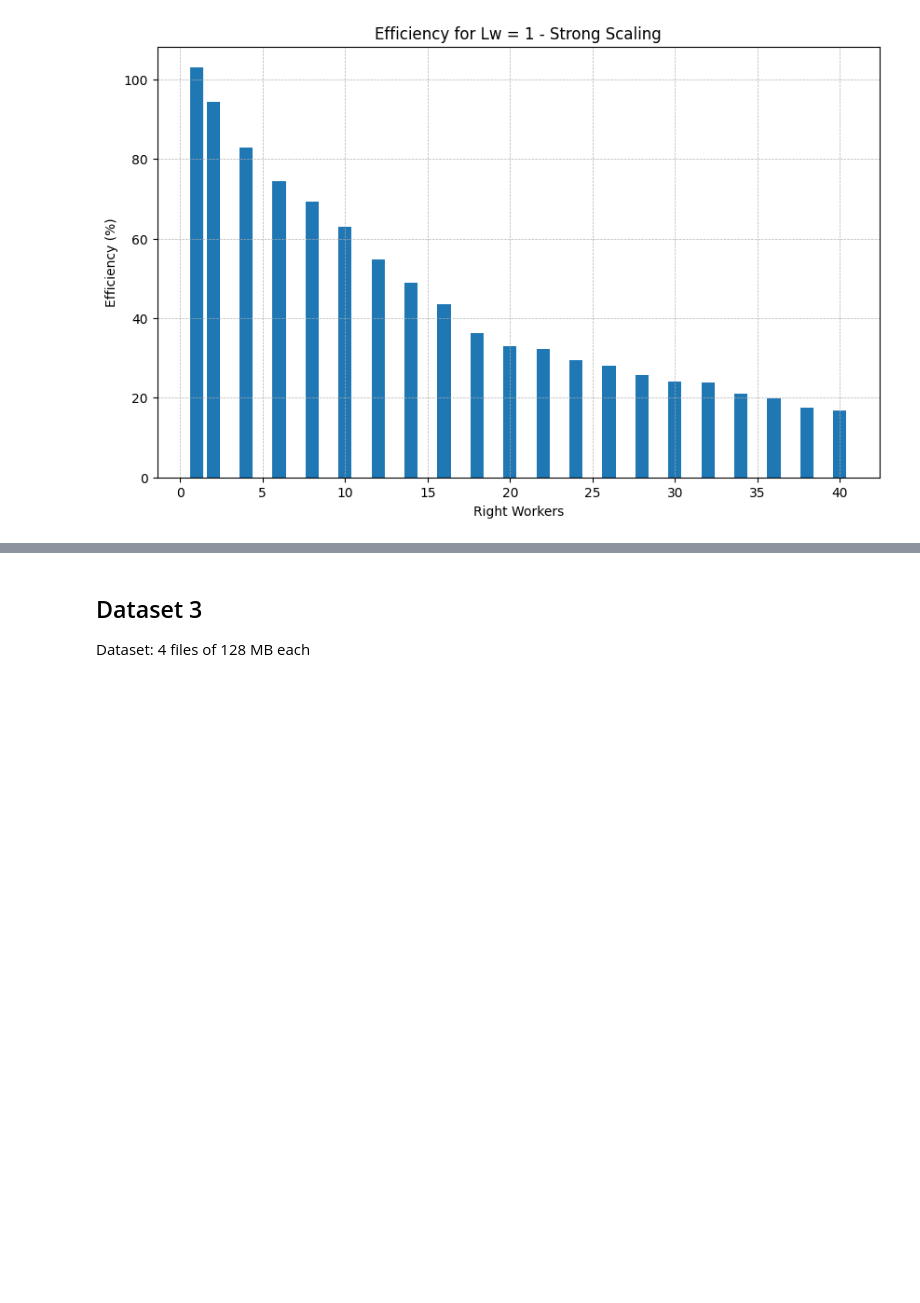
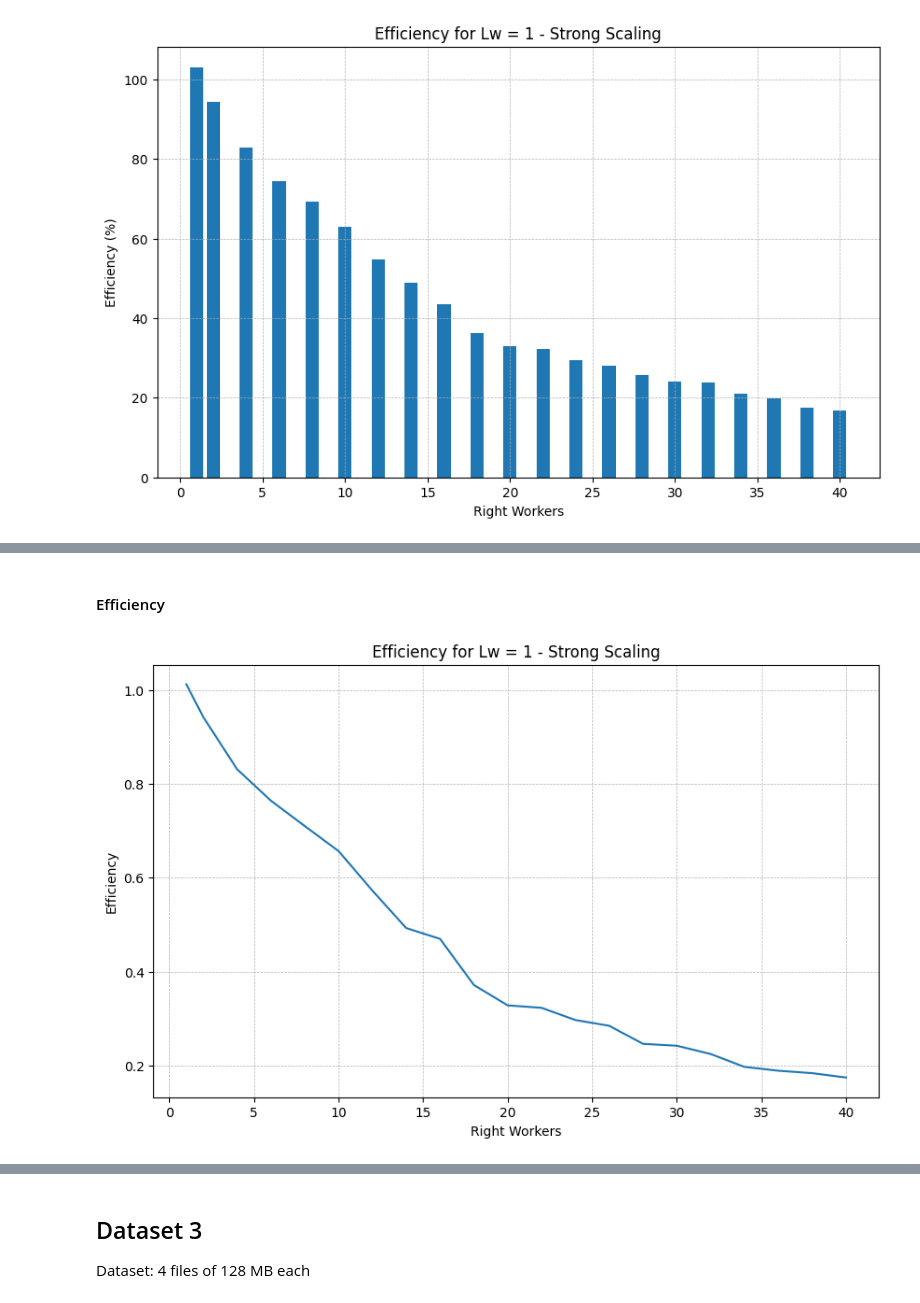
Before and after one commit to irenedovichi/SPM-project, a Jupyter notebook: plots.ipynb, the cells around one changed output, grey strips where cells are left out. Drawn from its saved outputs; the diff is of its cells as text; code cells hidden in the pictures; blank space fills up the shorter version.

```diff
--- a/plots.ipynb
+++ b/plots.ipynb
@@ -689,0 +752,16 @@ plt.show()
+# %% [markdown]
+#### Efficiency
+# %%
+# Plot the ecciiency for the case of l=1, varying r: speedup / r
+efficiency = [speedup[i] / r for i, r in enumerate(sorted(avg_data[1].keys()))]
+
+# Plot the efficiency
+plt.figure(figsize=(10, 6))
+plt.plot(sorted(avg_data[1].keys()), efficiency, label="Efficiency")
+plt.xlabel("Right Workers")
+plt.ylabel("Efficiency")
+plt.title("Efficiency for Lw = 1 - Strong Scaling")
+plt.grid(True, which="both", linestyle="--", linewidth=0.5)
+plt.show()
+# %% [output]
+[figure, added]
```
Also changed, not shown: parts of 9 cells of this notebook, 1 other file.
